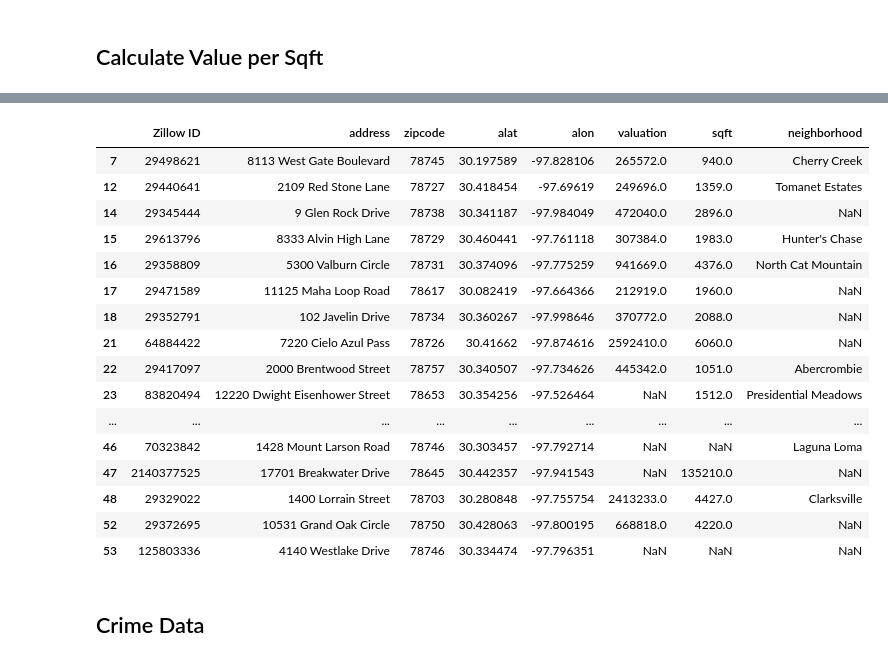
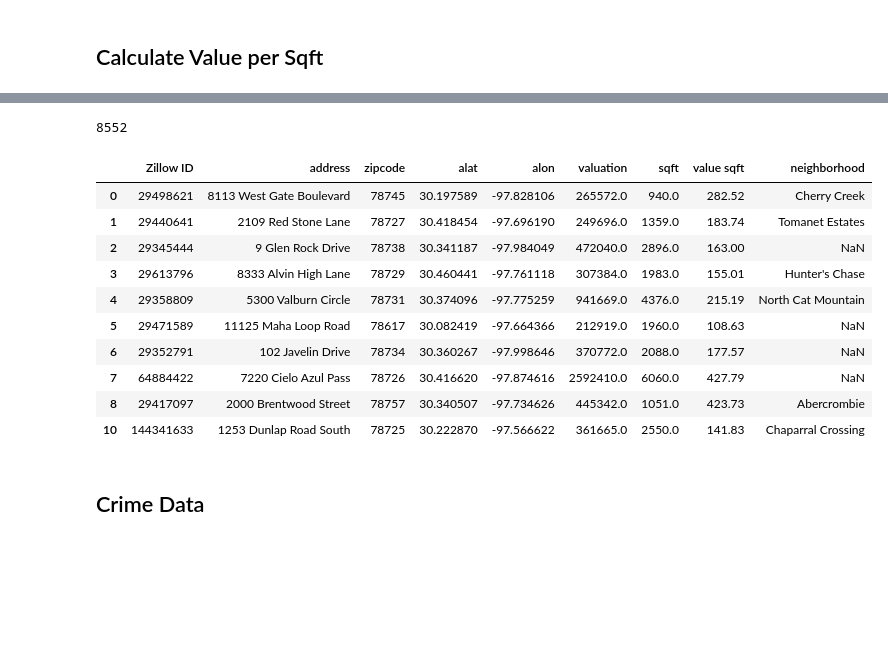
Before and after one commit to vlarie/EPIC_team5, a Jupyter notebook: EPICdata.ipynb, the cells around one changed output, grey strips where cells are left out. Cells and saved outputs as stored; diff of their text form; code cells hidden in the pictures; blank space fills up the shorter version.

Commit message:
Finished cleaning masterData (new file masterDFIMPORTclean), added more functions, removed nonsense values

```diff
--- a/EPICdata.ipynb
+++ b/EPICdata.ipynb
@@ -470,13 +553,13 @@ len(masterDFclean)
 # %% [markdown]
 ## Calculate Value per Sqft
 # %%
-# Perform after None value rows removed
+# Calculate "value sqft" after None value rows removed for "valuation" and "sqft"
 
 valsqft = []
-for row, value in masterDFclean.iterrows():
+for row, value in masterDFdrops.iterrows():
     try:
-        vsqft = round(masterDFclean.valuation[row] / masterDFclean.sqft[row]), 2)
+        vsqft = round((masterDFdrops["valuation"][row] / masterDFdrops["sqft"][row]), 2)
         valsqft.append(vsqft)
-    except:
+    except: ### THIS ERROR SHOULD NO LONGER PRINT BECAUSE NONE VALUES WERE PREVIOUSLY REMOVED
         print("Cannot perform math with NoneType")
         valsqft.append(None)
@@ -484,0 +573,7 @@ SyntaxError: invalid syntax (<ipython-input-12-08a253f4fbc3>, line 6)
+# %%
+# Adding "value sqft" column
+masterDFdrops["value sqft"] = valsqft
+
+# Reordering columns
+masterDFdrops = masterDFdrops[['Zillow ID', 'address', 'zipcode', 'alat', 'alon', 'valuation', 'sqft', 'value sqft', 'neighborhood']]
+masterDFdrops.head()
@@ -485,22 +606,41 @@ SyntaxError: invalid syntax (<ipython-input-12-08a253f4fbc3>, line 6)
+# %%
+# Function for finding and dropping rows with nonsense values (e.g. humidity > 100)
+def dropNonsense(dataframe, columnName, minVal, maxVal):
+    dropIndices = []
+    for index, row in dataframe.iterrows():
+        val = dataframe[columnName][index]
+        if (maxVal is not None) and (val > maxVal) or (minVal is not None) and (val < minVal):
+            dropIndices.append(index)
+    return dataframe.drop(index=dropIndices)
+# %%
+# Establish reasonable values for columns
+reasonableVals = [
+    ("valuation", 20000, 10000000),
+    ("sqft", 500, 10000)
+#     ("value sqft", 0, 100)
+]
+
+# Loop through dataframe to drop nonsense data
+masterDFIMPORTclean = masterDFdrops
+for entry in reasonableVals:
+    masterDFIMPORTclean = dropNonsense(masterDFIMPORTclean, entry[0], entry[1], entry[2])
+
+# Confirm count
+len(masterDFIMPORTclean)
+# %% [output]
+8552
 # %%
-# masterDF to csv
-masterDFclean.to_csv(masterData_csv, index=False, header=True)
-masterDFclean.head(30)
+masterDFIMPORTclean.to_csv("./Data/masterDFIMPORTclean.csv", index=False, header=True)
+masterDFIMPORTclean.head(10)
 # %% [output]
-|  | Zillow ID | address | zipcode | alat | alon | valuation | sqft | neighborhood |
-| 7 | 29498621 | 8113 West Gate Boulevard | 78745 | 30.197589 | -97.828106 | 265572.0 | 940.0 | Cherry Creek |
-| 12 | 29440641 | 2109 Red Stone Lane | 78727 | 30.418454 | -97.69619 | 249696.0 | 1359.0 | Tomanet Estates |
-| 14 | 29345444 | 9 Glen Rock Drive | 78738 | 30.341187 | -97.984049 | 472040.0 | 2896.0 | NaN |
-| 15 | 29613796 | 8333 Alvin High Lane | 78729 | 30.460441 | -97.761118 | 307384.0 | 1983.0 | Hunter's Chase |
-| 16 | 29358809 | 5300 Valburn Circle | 78731 | 30.374096 | -97.775259 | 941669.0 | 4376.0 | North Cat Mountain |
-| 17 | 29471589 | 11125 Maha Loop Road | 78617 | 30.082419 | -97.664366 | 212919.0 | 1960.0 | NaN |
-| 18 | 29352791 | 102 Javelin Drive | 78734 | 30.360267 | -97.998646 | 370772.0 | 2088.0 | NaN |
-| 21 | 64884422 | 7220 Cielo Azul Pass | 78726 | 30.41662 | -97.874616 | 2592410.0 | 6060.0 | NaN |
-| 22 | 29417097 | 2000 Brentwood Street | 78757 | 30.340507 | -97.734626 | 445342.0 | 1051.0 | Abercrombie |
-| 23 | 83820494 | 12220 Dwight Eisenhower Street | 78653 | 30.354256 | -97.526464 | NaN | 1512.0 | Presidential Meadows |
-| ... | ... | ... | ... | ... | ... | ... | ... | ... |
-| 46 | 70323842 | 1428 Mount Larson Road | 78746 | 30.303457 | -97.792714 | NaN | NaN | Laguna Loma |
-| 47 | 2140377525 | 17701 Breakwater Drive | 78645 | 30.442357 | -97.941543 | NaN | 135210.0 | NaN |
-| 48 | 29329022 | 1400 Lorrain Street | 78703 | 30.280848 | -97.755754 | 2413233.0 | 4427.0 | Clarksville |
-| 52 | 29372695 | 10531 Grand Oak Circle | 78750 | 30.428063 | -97.800195 | 668818.0 | 4220.0 | NaN |
-| 53 | 125803336 | 4140 Westlake Drive | 78746 | 30.334474 | -97.796351 | NaN | NaN | NaN |
+|  | Zillow ID | address | zipcode | alat | alon | valuation | sqft | value sqft | neighborhood |
+| 0 | 29498621 | 8113 West Gate Boulevard | 78745 | 30.197589 | -97.828106 | 265572.0 | 940.0 | 282.52 | Cherry Creek |
+| 1 | 29440641 | 2109 Red Stone Lane | 78727 | 30.418454 | -97.696190 | 249696.0 | 1359.0 | 183.74 | Tomanet Estates |
+| 2 | 29345444 | 9 Glen Rock Drive | 78738 | 30.341187 | -97.984049 | 472040.0 | 2896.0 | 163.00 | NaN |
+| 3 | 29613796 | 8333 Alvin High Lane | 78729 | 30.460441 | -97.761118 | 307384.0 | 1983.0 | 155.01 | Hunter's Chase |
+| 4 | 29358809 | 5300 Valburn Circle | 78731 | 30.374096 | -97.775259 | 941669.0 | 4376.0 | 215.19 | North Cat Mountain |
+| 5 | 29471589 | 11125 Maha Loop Road | 78617 | 30.082419 | -97.664366 | 212919.0 | 1960.0 | 108.63 | NaN |
+| 6 | 29352791 | 102 Javelin Drive | 78734 | 30.360267 | -97.998646 | 370772.0 | 2088.0 | 177.57 | NaN |
+| 7 | 64884422 | 7220 Cielo Azul Pass | 78726 | 30.416620 | -97.874616 | 2592410.0 | 6060.0 | 427.79 | NaN |
+| 8 | 29417097 | 2000 Brentwood Street | 78757 | 30.340507 | -97.734626 | 445342.0 | 1051.0 | 423.73 | Abercrombie |
+| 10 | 144341633 | 1253 Dunlap Road South | 78725 | 30.222870 | -97.566622 | 361665.0 | 2550.0 | 141.83 | Chaparral Crossing |
```
Also changed, not shown: parts of 15 cells of this notebook, 1 other file.
